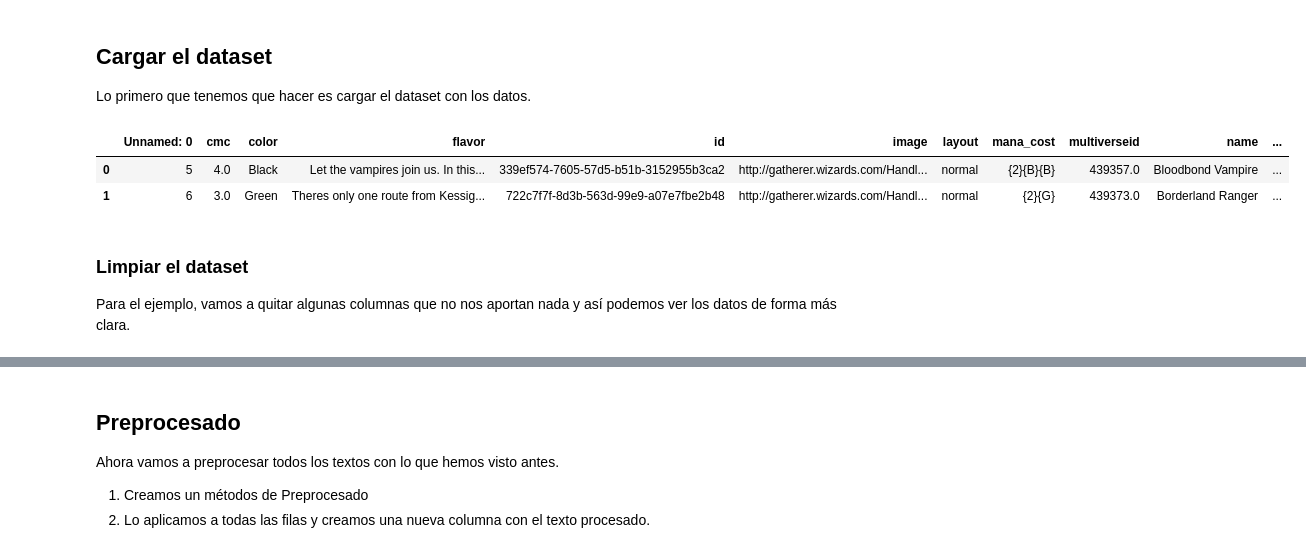
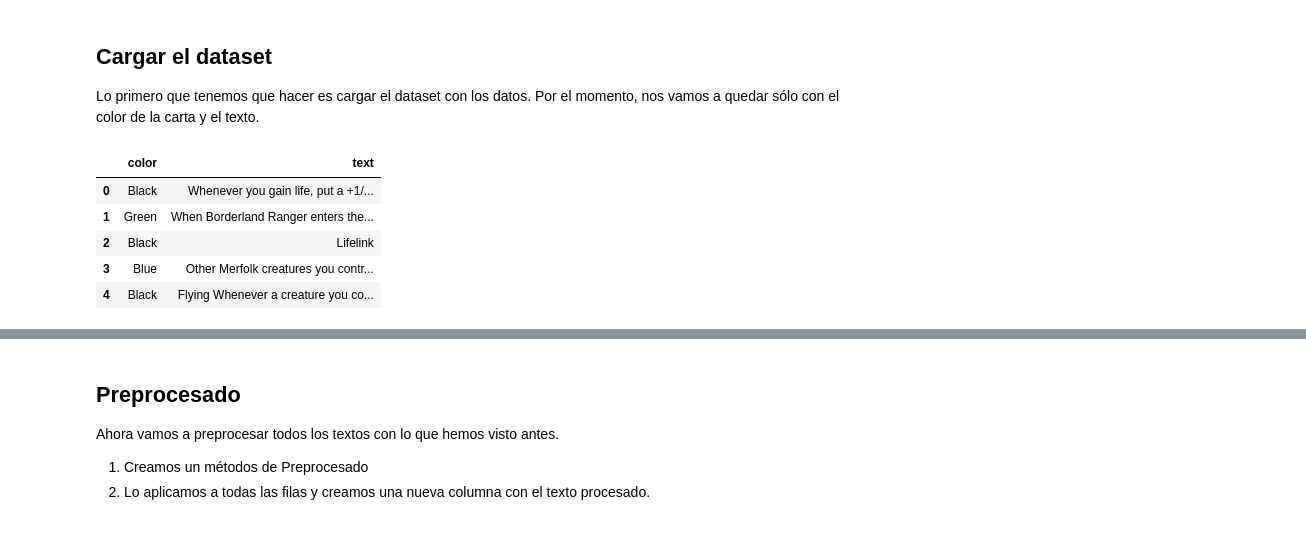
Before and after one commit to madaidays/MG.Workshop.Classification, a Jupyter notebook: Text Classification.ipynb, the cells around one changed output, grey strips where cells are left out. Drawn from its saved outputs; the diff is of its cells as text; code cells hidden in the pictures.

```diff
--- a/Text Classification.ipynb
+++ b/Text Classification.ipynb
@@ -5,16 +8,16 @@ import pandas as pd
 from utils.preprocessing import Preprocessor
 # %% [markdown]
 ## Cargar el dataset
-Lo primero que tenemos que hacer es cargar el dataset con los datos.
+Lo primero que tenemos que hacer es cargar el dataset con los datos. Por el momento, nos vamos a quedar sólo con el color de la carta y el texto.
 # %%
 local_file = 'data/en.csv'
 df = pd.read_csv(local_file, sep=';', encoding="utf-8")
-df = df.drop(['processed_flavor', 'processed_text'], axis=1)
-df.head(2)
+df = df[['color', 'text']]
+df.head(5)
 # %% [output]
-|  | Unnamed: 0 | cmc | color | flavor | id | image | layout | mana_cost | multiverseid | name | ... |
-| 0 | 5 | 4.0 | Black | Let the vampires join us. In this... | 339ef574-7605-57d5-b51b-3152955b3ca2 | http://gatherer.wizards.com/Handl... | normal | {2}{B}{B} | 439357.0 | Bloodbond Vampire | ... |
-| 1 | 6 | 3.0 | Green | Theres only one route from Kessig... | 722c7f7f-8d3b-563d-99e9-a07e7fbe2b48 | http://gatherer.wizards.com/Handl... | normal | {2}{G} | 439373.0 | Borderland Ranger | ... |
+|  | color | text |
+| 0 | Black | Whenever you gain life, put a +1/... |
+| 1 | Green | When Borderland Ranger enters the... |
+| 2 | Black | Lifelink |
+| 3 | Blue | Other Merfolk creatures you contr... |
+| 4 | Black | Flying Whenever a creature you co... |
-# %% [markdown]
-### Limpiar el dataset
-Para el ejemplo, vamos a quitar algunas columnas que no nos aportan nada y así podemos ver los datos de forma más clara.
```
Also changed, not shown: parts of 26 cells of this notebook, 2 other files.
